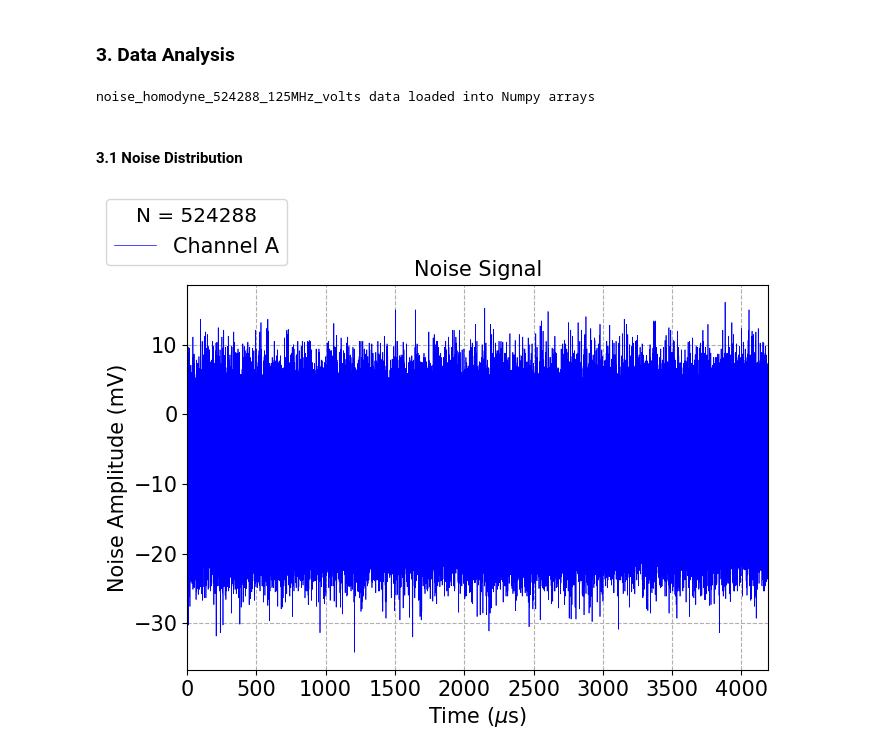
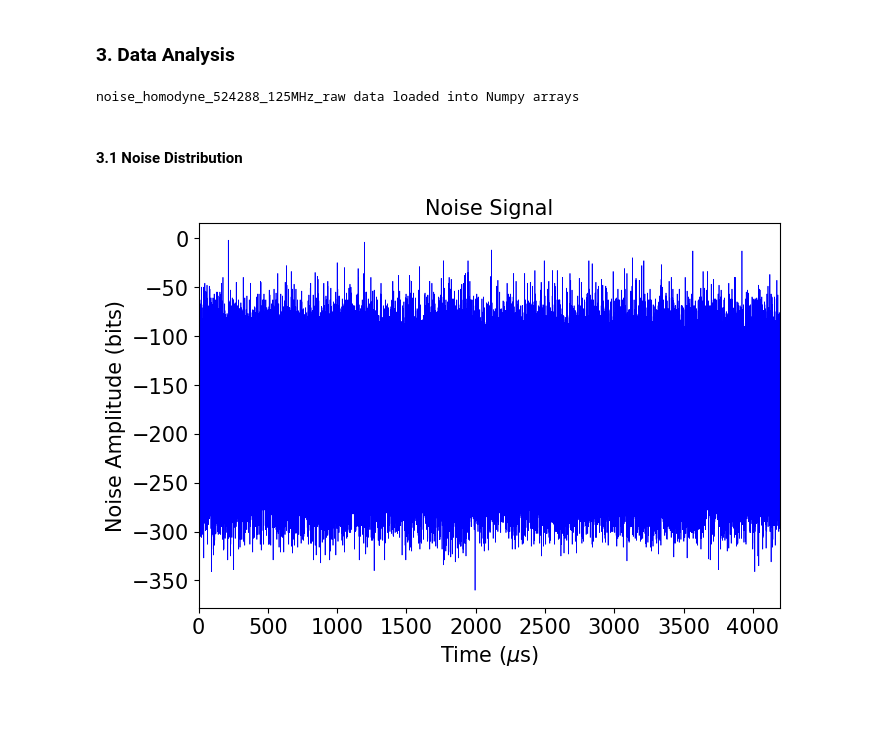
Before and after one commit to nshunned/PhotQuant, a Jupyter notebook: Red_Pitaya_17/noise/homodyne/noise_homodyne_scpi.ipynb, the cells around one changed output. Drawn from its saved outputs; the diff is of its cells as text; code cells hidden in the pictures; blank space fills up the shorter version.

```diff
--- a/Red_Pitaya_17/noise/homodyne/noise_homodyne_scpi.ipynb
+++ b/Red_Pitaya_17/noise/homodyne/noise_homodyne_scpi.ipynb
@@ -182,8 +182,8 @@ Signal frequncy =  238.41858 Hz
 nSamples = maxNumMemSamples
 # nSamples = 2**14
 
-# units = 'RAW'
-units = 'VOLTS'
+units = 'RAW'
+# units = 'VOLTS'
 
 filename = f'noise_homodyne_{int(nSamples)}_{int(SAMPLE_RATE/1e6)}MHz_{units.lower()}'
 
@@ -192,7 +192,7 @@ signal_num_b = np.load(f'{filename}_chB.npy')
 
 print(f'{filename} data loaded into Numpy arrays')
 # %% [output]
-noise_homodyne_524288_125MHz_volts data loaded into Numpy arrays
+noise_homodyne_524288_125MHz_raw data loaded into Numpy arrays
 # %%
 # data properties
 nSamples = len(signal_num_a)
@@ -222,20 +222,24 @@ elif units == 'RAW':
 # %%
 plt.figure(figsize=(7.5, 5))
 
 plt.plot(t*1e6, signal_num, '-b', lw=0.5, label=signal_num_label)
 
 plt.title('Noise Signal', fontsize=15)
 plt.xlabel(r'Time ($\mu$s)', fontsize=15)
 plt.ylabel(f'Noise Amplitude ({units_plot})', fontsize=15)
 plt.xticks(fontsize=15)
 plt.yticks(fontsize=15)
 plt.xlim([0, t[-1]*1e6])
 
-legendTitle = 'N = {}'.format(nSamples)
-plt.legend(title=legendTitle, title_fontsize='x-large', prop={'size': 15},
-        bbox_to_anchor=(0.19, 1.25))
+if units == 'VOLTS':
+    plt.ylim(-5, 5)
+# elif units == 'RAW':
 
-plt.grid(ls='--')
+# legendTitle = 'N = {}'.format(nSamples)
+# plt.legend(title=legendTitle, title_fontsize='x-large', prop={'size': 15},
+#         bbox_to_anchor=(0.19, 1.25))
+
+# plt.grid(ls='--')
 plt.show()
 # %% [output]
-[figure, old version]
+[figure, new version]
```
Also changed, not shown: parts of 4 cells of this notebook, 5 other files.
